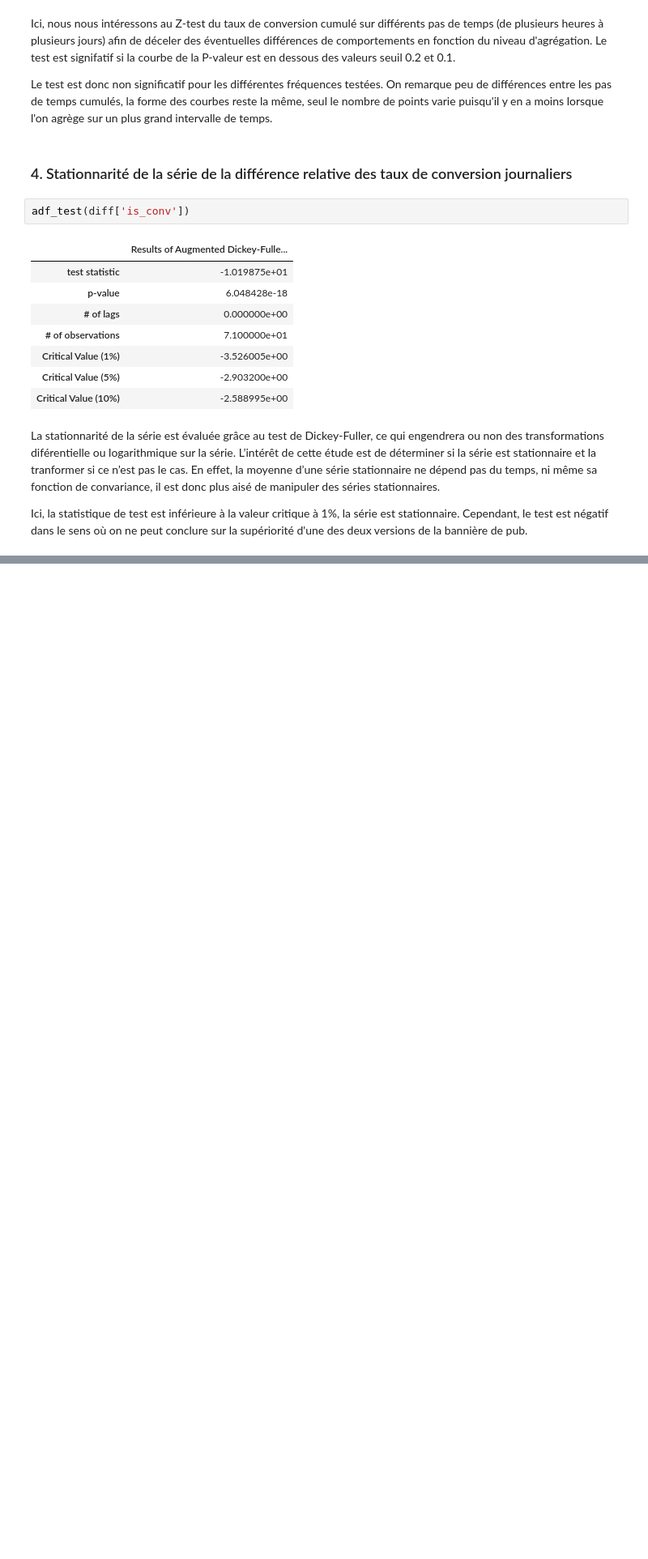
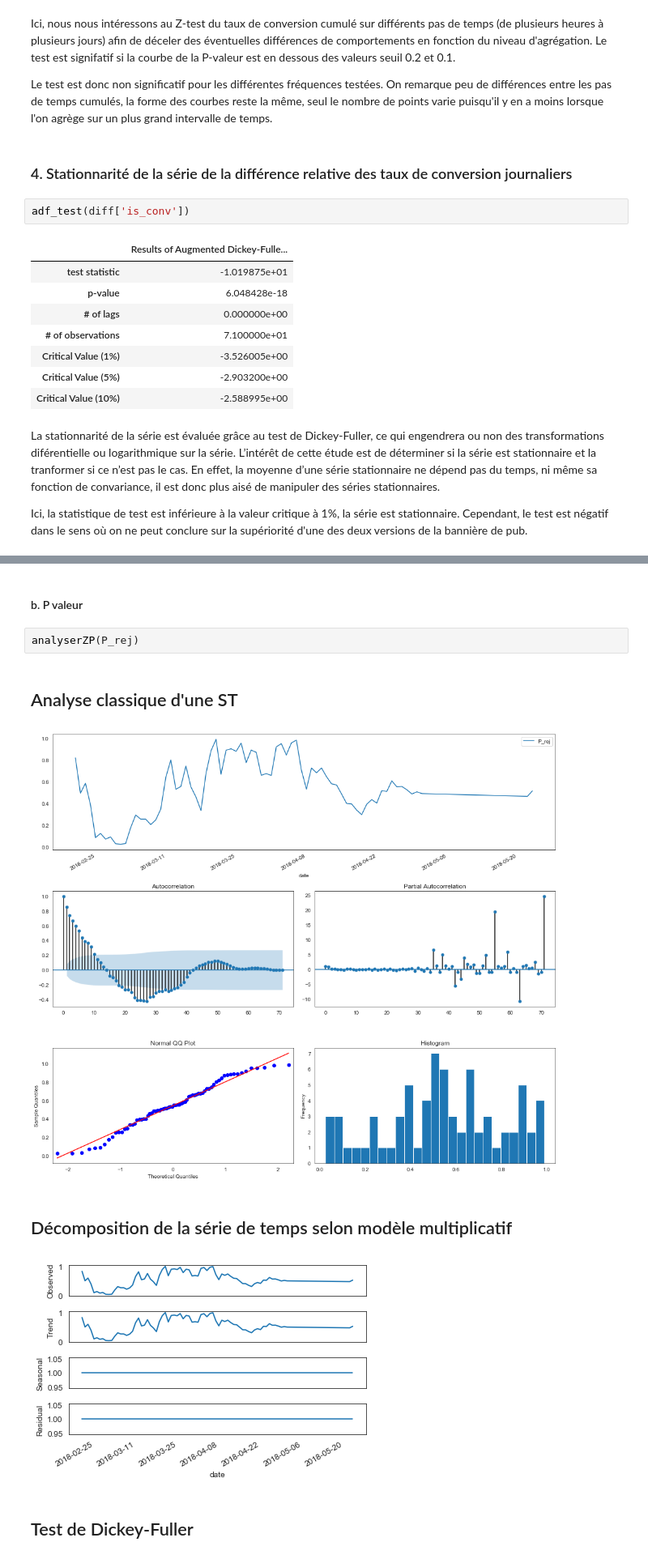
Before and after one commit to mariondechallens/1000mercis, a Jupyter notebook: Analyses/Annonceur1_campagne1_visite_2pages_Questions.ipynb, the cells around one changed output, grey strips where cells are left out. Shown at 81% size. Cells and saved outputs as stored; diff of their text form; blank space fills up the shorter version.

```diff
--- a/Analyses/Annonceur1_campagne1_visite_2pages_Questions.ipynb
+++ b/Analyses/Annonceur1_campagne1_visite_2pages_Questions.ipynb
@@ -297,0 +322,10 @@ Ici, la statistique de test est inférieure à la valeur critique à 1%, la sér
+# %% [markdown]
+#### b. P valeur
+# %%
+analyserZP(P_rej)
+# %% [output]
+## Analyse classique d'une ST
+[figure, added]
+## Décomposition de la série de temps selon modèle multiplicatif
+[figure, added]
+## Test de Dickey-Fuller
```
Also changed, not shown: parts of 8 cells of this notebook, 2 other files.
